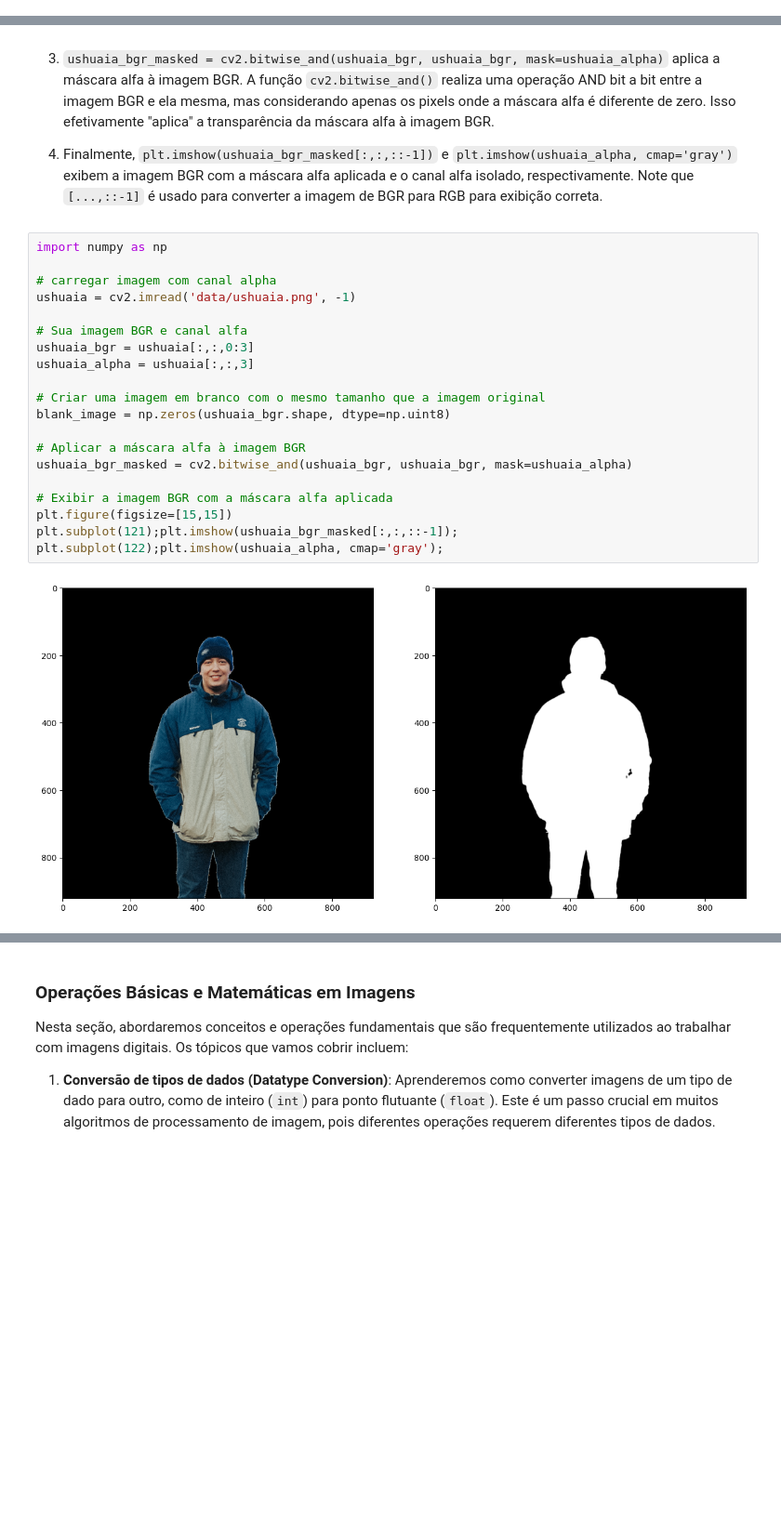
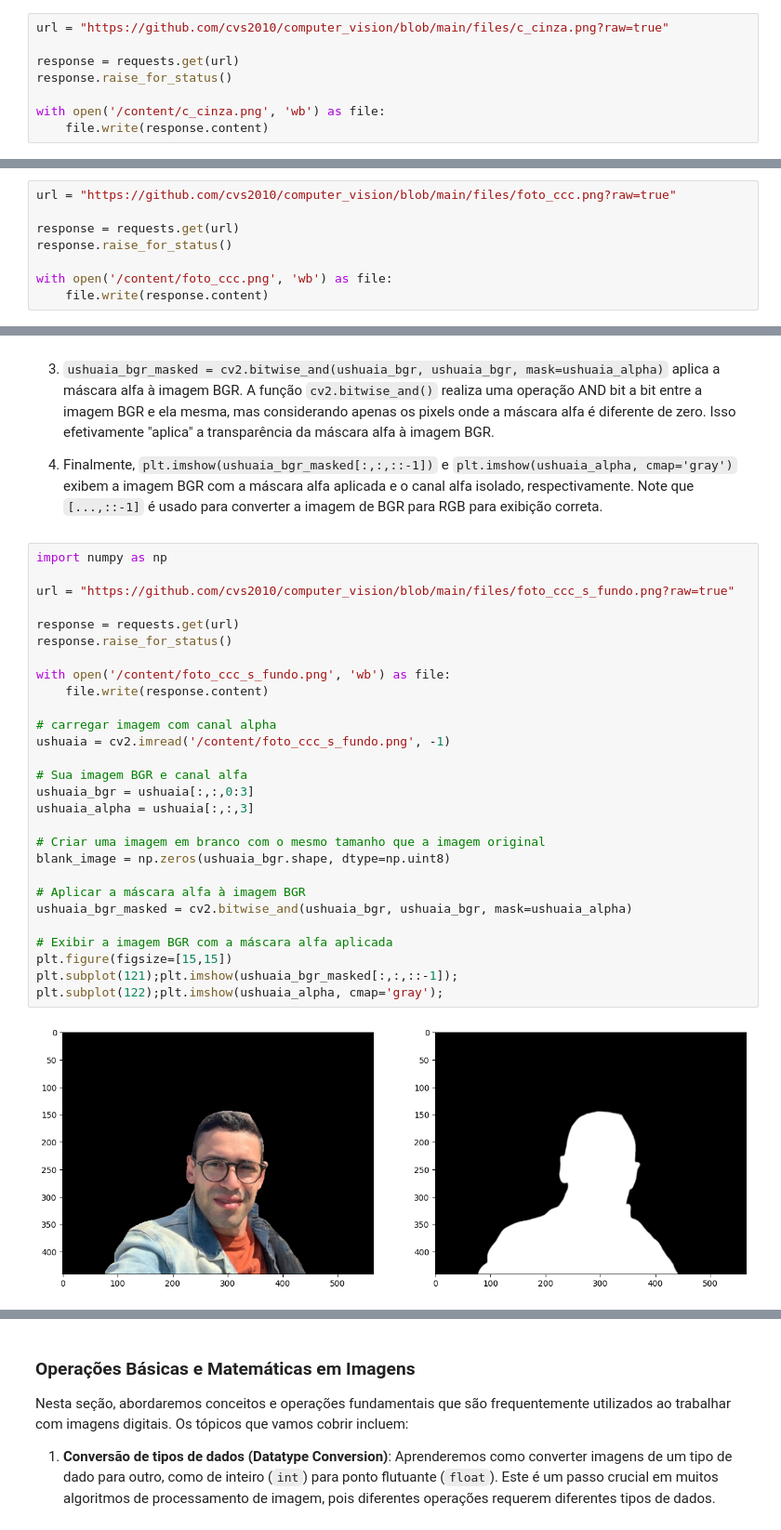
Before and after one commit to cvs2010/computer_vision, a Jupyter notebook: Aula_02_Introdução_ao_OpenCV_e_Operações_Básicas_e_Matemáticas_em_Imagens_2.ipynb, the cells around one changed output, grey strips where cells are left out. Shown at 93% size. Drawn from its saved outputs; the diff is of its cells as text; blank space fills up the shorter version.

```diff
--- a/Aula_02_Introdução_ao_OpenCV_e_Operações_Básicas_e_Matemáticas_em_Imagens_2.ipynb
+++ b/Aula_02_Introdução_ao_OpenCV_e_Operações_Básicas_e_Matemáticas_em_Imagens_2.ipynb
@@ -120,0 +126,8 @@ matplotlib.rcParams['image.cmap'] = 'gray'
+# %%
+url = "https://github.com/cvs2010/computer_vision/blob/main/files/c_cinza.png?raw=true"
+
+response = requests.get(url)
+response.raise_for_status()
+
+with open('/content/c_cinza.png', 'wb') as file:
+    file.write(response.content)
@@ -228,4 +252,12 @@ Text(0.5, 1.0, 'ROI')
 [figure]
 # %% [markdown]
 ### Dividindo e Mesclando Canais
+# %%
+url = "https://github.com/cvs2010/computer_vision/blob/main/files/foto_ccc.png?raw=true"
+
+response = requests.get(url)
+response.raise_for_status()
+
+with open('/content/foto_ccc.png', 'wb') as file:
+    file.write(response.content)
 # %%
@@ -292,25 +323,33 @@ Dessa forma, ao manipular ou visualizar este tipo de imagem, é importante levar
 # %%
 import numpy as np
 
+url = "https://github.com/cvs2010/computer_vision/blob/main/files/foto_ccc_s_fundo.png?raw=true"
+
+response = requests.get(url)
+response.raise_for_status()
+
+with open('/content/foto_ccc_s_fundo.png', 'wb') as file:
+    file.write(response.content)
+
 # carregar imagem com canal alpha
-ushuaia = cv2.imread('data/ushuaia.png', -1)
+ushuaia = cv2.imread('/content/foto_ccc_s_fundo.png', -1)
 
 # Sua imagem BGR e canal alfa
 ushuaia_bgr = ushuaia[:,:,0:3]
 ushuaia_alpha = ushuaia[:,:,3]
 
 # Criar uma imagem em branco com o mesmo tamanho que a imagem original
 blank_image = np.zeros(ushuaia_bgr.shape, dtype=np.uint8)
 
 # Aplicar a máscara alfa à imagem BGR
 ushuaia_bgr_masked = cv2.bitwise_and(ushuaia_bgr, ushuaia_bgr, mask=ushuaia_alpha)
 
 # Exibir a imagem BGR com a máscara alfa aplicada
 plt.figure(figsize=[15,15])
 plt.subplot(121);plt.imshow(ushuaia_bgr_masked[:,:,::-1]);
 plt.subplot(122);plt.imshow(ushuaia_alpha, cmap='gray');
 # %% [output]
-[figure, old version]
+[figure, new version]
 # %%
 ushuaia[:, :, 3].shape
 # %% [output]
```
Also changed, not shown: parts of 23 cells of this notebook.
